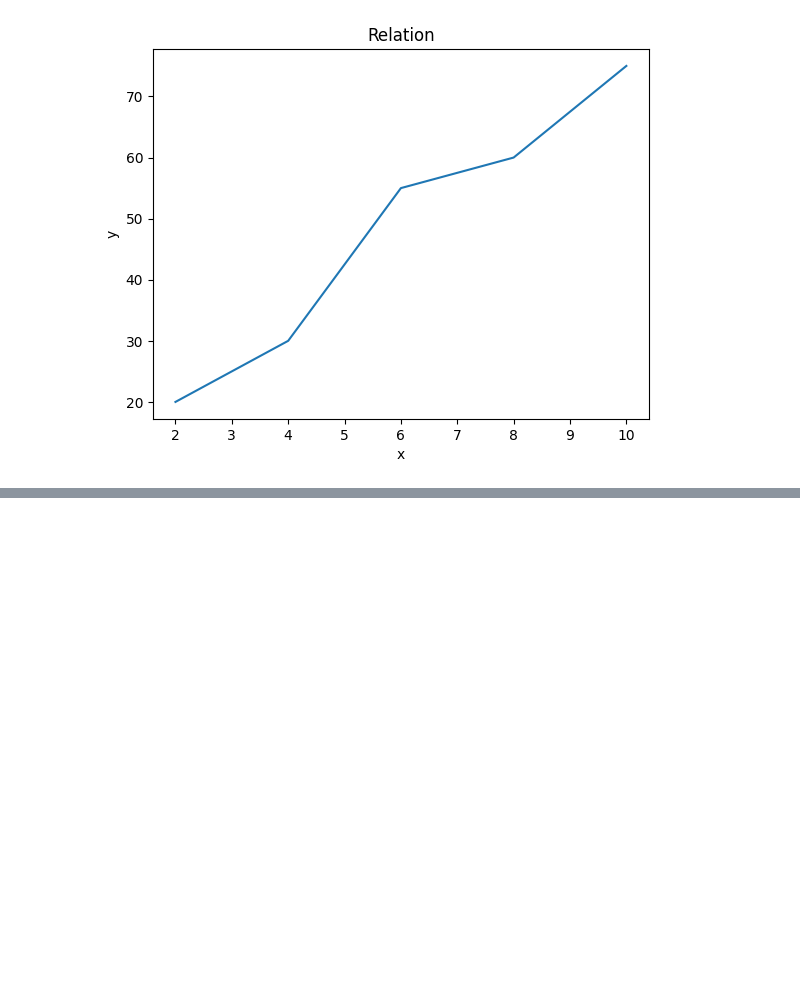
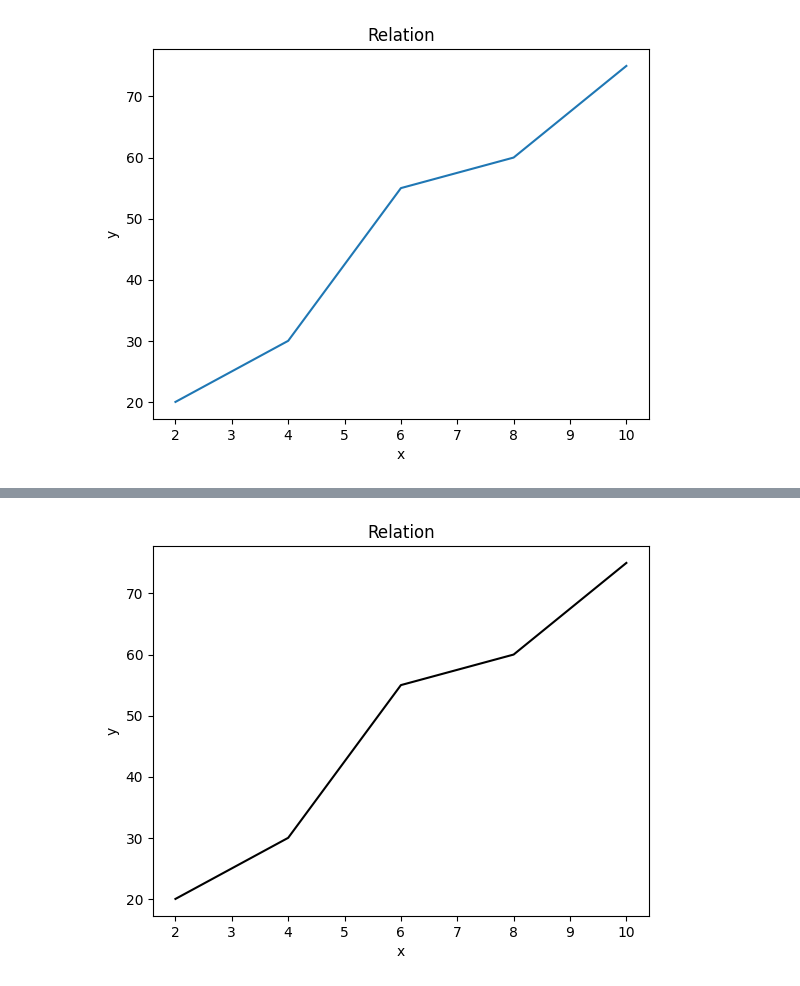
Before and after one commit to labib1910024/Python_Basic, a Jupyter notebook: Matplotlb.ipynb, the cells around one changed output, grey strips where cells are left out. Cells and saved outputs as stored; diff of their text form; code cells hidden in the pictures; blank space fills up the shorter version.

```diff
--- a/Matplotlb.ipynb
+++ b/Matplotlb.ipynb
@@ -30,0 +41,10 @@ plt.show()
+# %%
+x = [20,30,55,60,75]
+y = [2,4,6,8,10]
+plt.title('Relation')
+plt.xlabel("x")
+plt.ylabel("y")
+plt.plot(y,x,'-k')
+plt.show()
+# %% [output]
+[figure, added]
```
Also changed, not shown: parts of 8 cells of this notebook.
